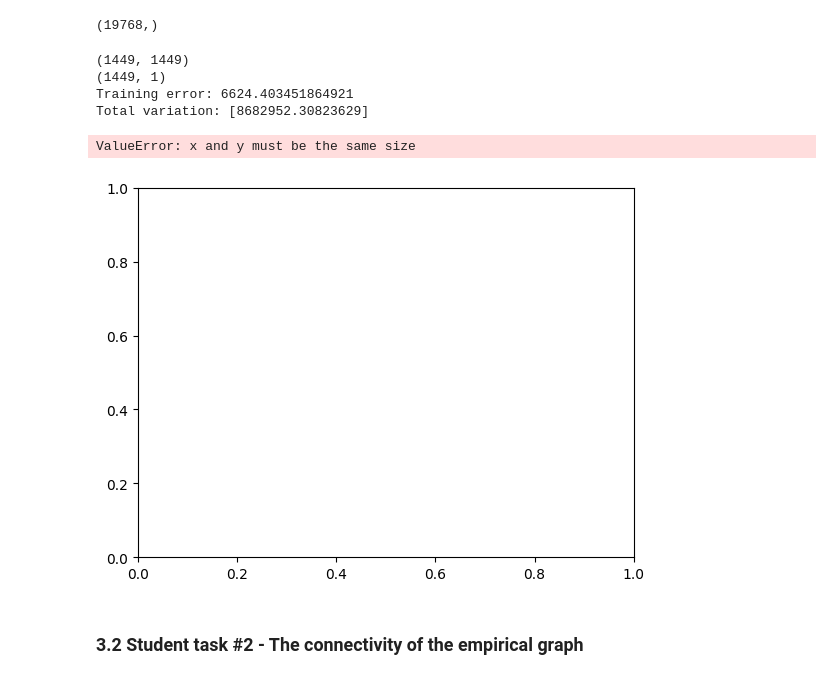
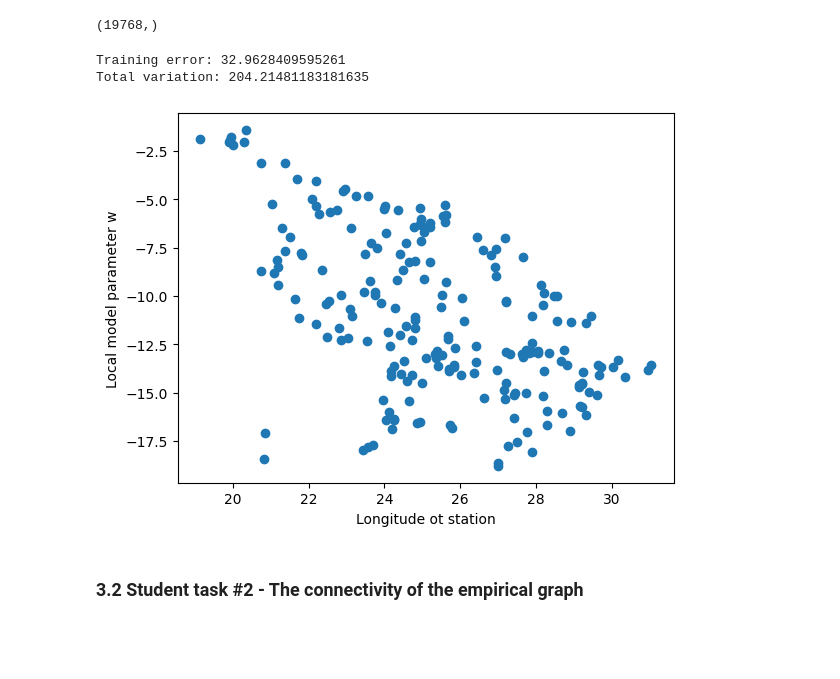
Before and after one commit to SpringNuance/Federated-Learning, a Jupyter notebook: Student works/2. FL Design Principle/FLDesignPrinciple_CodingAssignment.ipynb, the cells around one changed output. Saved outputs shown, nothing was run; the diff lists cells and outputs as text; code cells hidden in the pictures; blank space fills up the shorter version.

```diff
--- a/Student works/2. FL Design Principle/FLDesignPrinciple_CodingAssignment.ipynb
+++ b/Student works/2. FL Design Principle/FLDesignPrinciple_CodingAssignment.ipynb
@@ -200,88 +200,52 @@ gtvmin_alpha = 1
 # STUDENT SOLUTION STARTS #
 ###########################
 
-# Initialize block matrices and vectors
-block_Qs = []
-block_qs = []
-
-# Add the Laplacian term to Q
+# Generate the Laplacian matrix for the empirical graph.
 L_FMI = nx.laplacian_matrix(G_FMI).toarray()
 
-# num_stations x num_features = 207 x 7 = 1449, which will be the main shape of Q and q
+# Build matrix Q and vector q  (Eq. (3.18)) for the quadratic objective
+# function in GTVMin (see Eq. (3.17)) in the Lecture Notes.
+Q = np.eye(num_stations) + gtvmin_alpha * L_FMI
+q = np.zeros(num_stations)
+for iter_node in range(num_stations):
+    m_i = G_FMI.nodes[iter_node]['samplesize']
+    X_i_T = G_FMI.nodes[iter_node]['X'].T
+    y_i = G_FMI.nodes[iter_node]['y']
+    q[iter_node] = (-2/m_i) *np.sum(G_FMI.nodes[iter_node]['y'])
+    # q[iter_node] = (-2/m_i) * np.sum(X_i_T @ y_i)
 
-for i in range(num_stations):
-    # Extract X and y for station i
-    X_i = G_FMI.nodes[i]['X']
-    y_i = G_FMI.nodes[i]['y']
-    m_i = G_FMI.nodes[i]['samplesize']
-
-    #print(X_i.shape)
-    #print(y_i.shape)
-    #print(m_i)
-
-    # Compute Q^(i) and q^(i)
-    # Q_I = (1/m_i) * X_i.T @ X_i + gtvmin_alpha * L_FMI kronecker I
-    Q_i = (1/m_i) * X_i.T @ X_i
-    q_i = (-2/m_i) * X_i.T @ y_i
-    #print(Q_i.shape)
-    #print(q_i.shape)
-
-    # Append to the block lists
-    block_Qs.append(Q_i)
-    block_qs.append(q_i)
-
-import scipy
-# Assemble the block-diagonal matrix Q
-Q = scipy.linalg.block_diag(*block_Qs)
-
-#print(block_Qs[1].shape)
-print(Q.shape)
-
-Q += gtvmin_alpha * np.kron(L_FMI, np.eye(Q_i.shape[1]))
-
-# Concatenate all q_i vectors to form q
-q = np.concatenate(block_qs)
-
-print(q.shape)
-
-# Compute the inverse of Q
-Q_inv = np.linalg.inv(Q)
-
-# Compute hat_w
-hat_w = (-1/2) * Q_inv @ q
+# Use the zero-gradient condition (see Lecture Notes) to compute a solution for the GTVMin instance.
+hat_w = (-1/2) * np.linalg.inv(Q).dot(q)
 
 ###########################
 # STUDENT SOLUTION ENDS   #
 ###########################
 
 # L_FMI =
 # Q =
 # q =
 # hat_w =
 
 # The training error options is either 32, 35, or 38 as reference
 
 # Calculate and print the training error and the total variation.
 print("Training error:", compute_train_err(G_FMI, hat_w))
 print("Total variation:", compute_totalvariation(G_FMI, hat_w))
 
 # Get the coordinates of each weather station
 coords = nx.get_node_attributes(G_FMI, 'coord')
 coords = np.array(list(coords.values()))
 
 # Visualize the learnt model paramters in scatter plot using
 # the longitue value as horizontal axis.
 plt.scatter(coords[:,1], hat_w)
 plt.xlabel("Longitude ot station")
 plt.ylabel("Local model parameter w")
 plt.show()
 # %% [output]
-(1449, 1449)
-(1449, 1)
-Training error: 6624.403451864921
-Total variation: [8682952.30823629]
+Training error: 32.9628409595261
+Total variation: 204.21481183181635
-ValueError: x and y must be the same size
-[figure, old version]
+[figure, new version]
 # %% [markdown]
 ### 3.2 Student task #2 - The connectivity of the empirical graph
 # %%
```
Also changed, not shown: parts of 1 cell of this notebook, 5 other files.
